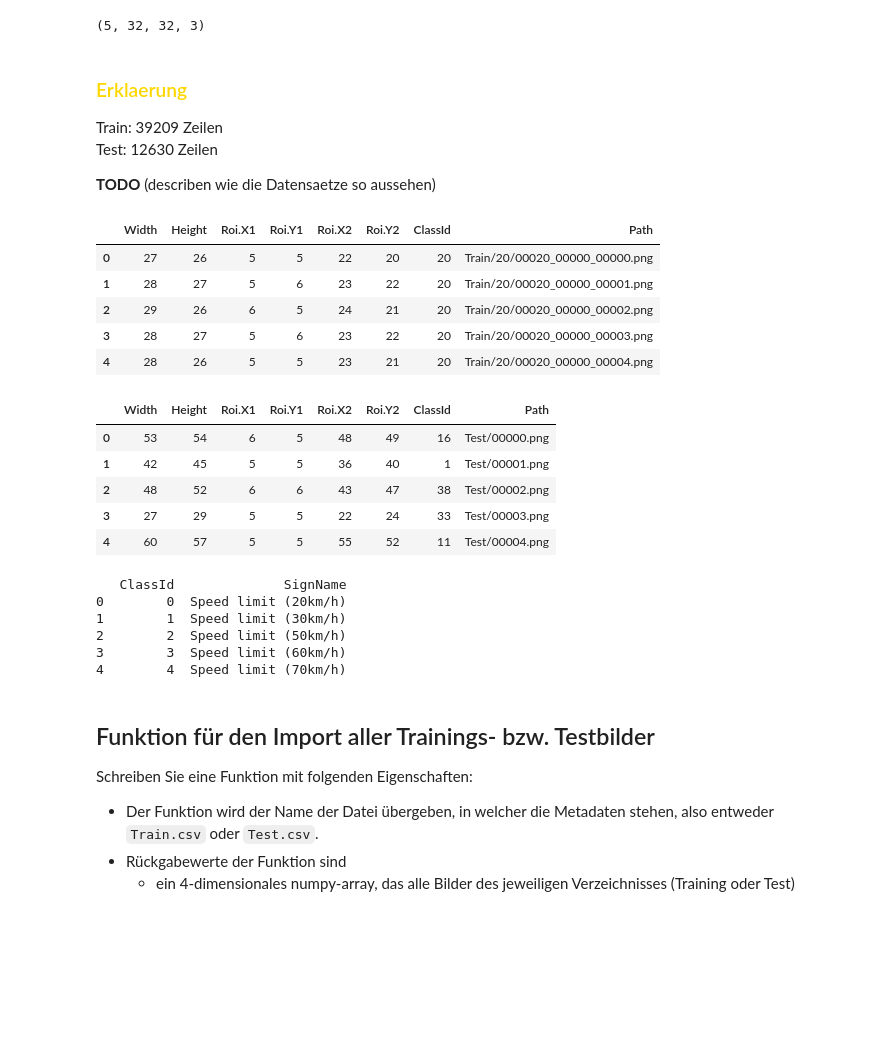
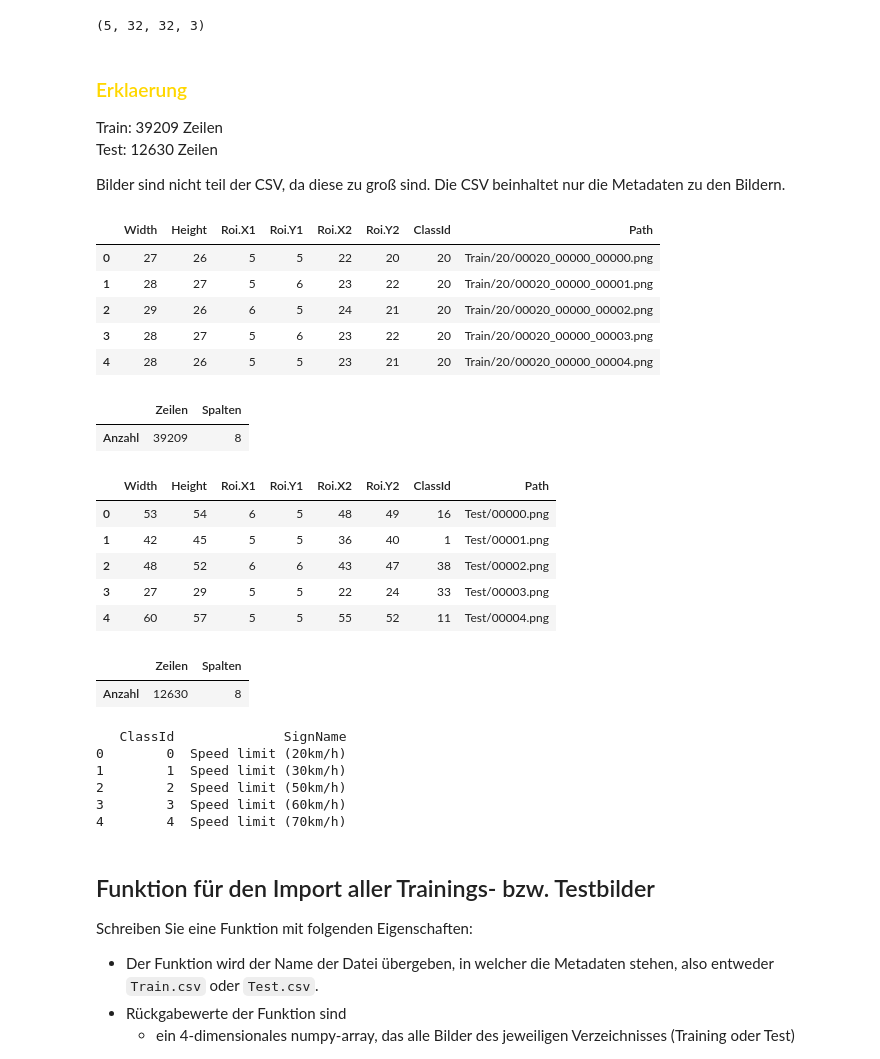
Before and after one commit to Branchverse/datamininglecture, a Jupyter notebook: 6_traffic_sign_recognition/TrafficSignClassification.ipynb, the cells around one changed output. Cells and saved outputs as stored; diff of their text form; code cells hidden in the pictures; blank space fills up the shorter version.

```diff
--- a/6_traffic_sign_recognition/TrafficSignClassification.ipynb
+++ b/6_traffic_sign_recognition/TrafficSignClassification.ipynb
@@ -86,32 +86,45 @@ np.array(images).shape
 Train: 39209 Zeilen
 Test: 12630 Zeilen
 
-**TODO** (describen wie die Datensaetze so aussehen)
+Bilder sind nicht teil der CSV, da diese zu groß sind. Die CSV beinhaltet nur die Metadaten zu den Bildern.
+# %%
+#Methode welche die Anzahl der Zeilen und Spalten von csv Daten zurückgibt
+def getRowsAndColumns(csv_data):
+        dict = {"Zeilen" : [csv_data.shape[0]],
+                "Spalten" : [csv_data.shape[1]]}
+
+        df_rows_and_columns = pd.DataFrame(dict, index=["Anzahl"])
+        return df_rows_and_columns
 # %%
 #4
 train_df = pd.read_csv('./traffic-sign-recognition/data/Train.csv')
 display(train_df.head())
-#print(train_df.describe()) # 39209 rows
+display(getRowsAndColumns(train_df))
+
 test_df = pd.read_csv('./traffic-sign-recognition/data/test.csv')
 display(test_df.head())
-#print(test_df.describe()) # 12630 rows
+display(getRowsAndColumns(test_df))
 
 #5
 signnames_df = pd.read_csv('./traffic-sign-recognition/data/signnames.csv')
 print(signnames_df.head())
 # %% [output]
 |  | Width | Height | Roi.X1 | Roi.Y1 | Roi.X2 | Roi.Y2 | ClassId | Path |
 | 0 | 27 | 26 | 5 | 5 | 22 | 20 | 20 | Train/20/00020_00000_00000.png |
 | 1 | 28 | 27 | 5 | 6 | 23 | 22 | 20 | Train/20/00020_00000_00001.png |
 | 2 | 29 | 26 | 6 | 5 | 24 | 21 | 20 | Train/20/00020_00000_00002.png |
 | 3 | 28 | 27 | 5 | 6 | 23 | 22 | 20 | Train/20/00020_00000_00003.png |
 | 4 | 28 | 26 | 5 | 5 | 23 | 21 | 20 | Train/20/00020_00000_00004.png |
-|  | Width | Height | Roi.X1 | Roi.Y1 | Roi.X2 | Roi.Y2 | ClassId | Path |
-| 0 | 53 | 54 | 6 | 5 | 48 | 49 | 16 | Test/00000.png |
-| 1 | 42 | 45 | 5 | 5 | 36 | 40 | 1 | Test/00001.png |
-| 2 | 48 | 52 | 6 | 6 | 43 | 47 | 38 | Test/00002.png |
-| 3 | 27 | 29 | 5 | 5 | 22 | 24 | 33 | Test/00003.png |
-| 4 | 60 | 57 | 5 | 5 | 55 | 52 | 11 | Test/00004.png |
+|  | Zeilen | Spalten |
+| Anzahl | 39209 | 8 |
+|  | Width | Height | Roi.X1 | Roi.Y1 | Roi.X2 | Roi.Y2 | ClassId | Path |
+| 0 | 53 | 54 | 6 | 5 | 48 | 49 | 16 | Test/00000.png |
+| 1 | 42 | 45 | 5 | 5 | 36 | 40 | 1 | Test/00001.png |
+| 2 | 48 | 52 | 6 | 6 | 43 | 47 | 38 | Test/00002.png |
+| 3 | 27 | 29 | 5 | 5 | 22 | 24 | 33 | Test/00003.png |
+| 4 | 60 | 57 | 5 | 5 | 55 | 52 | 11 | Test/00004.png |
+|  | Zeilen | Spalten |
+| Anzahl | 12630 | 8 |
    ClassId              SignName
 0        0  Speed limit (20km/h)
 1        1  Speed limit (30km/h)
```
Also changed, not shown: parts of 25 cells of this notebook.
